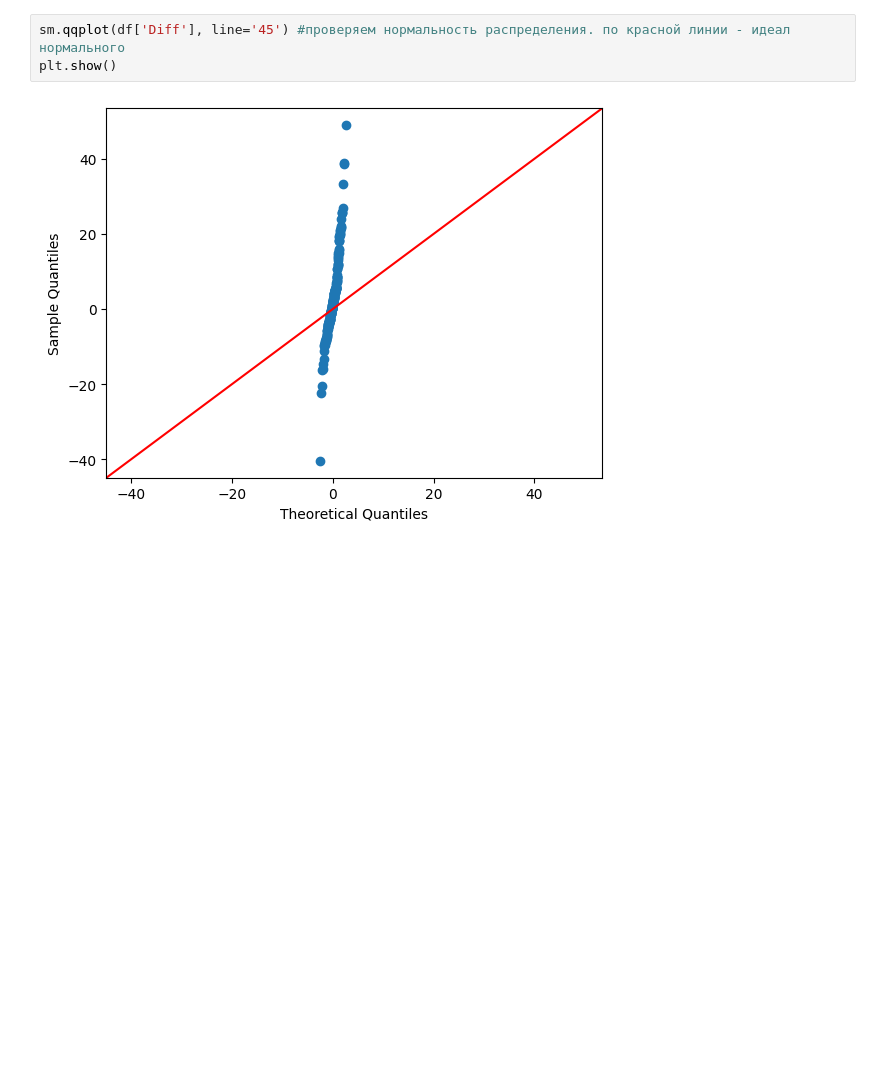
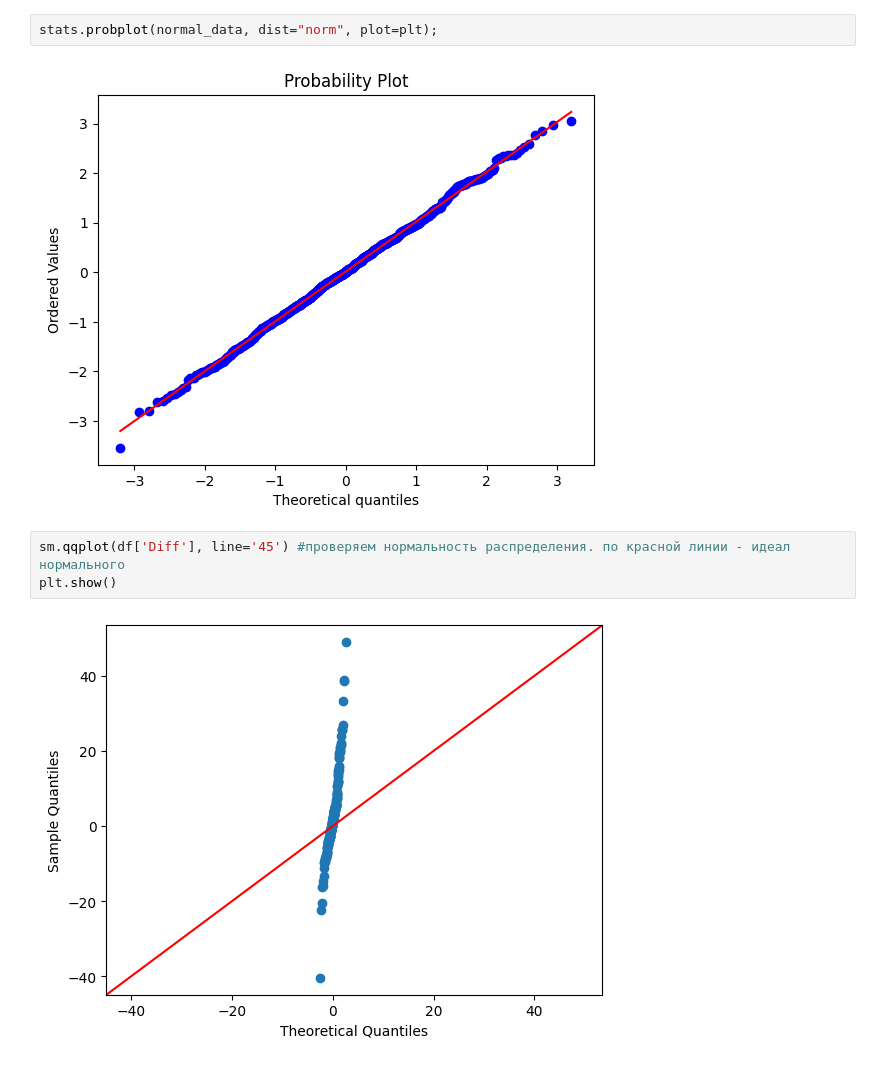
Before and after one commit to alsey3tit3nomad/my_stat, a Jupyter notebook: my_stat.ipynb, the cells around one changed output. Cells and saved outputs as stored; diff of their text form; blank space fills up the shorter version.

```diff
--- a/my_stat.ipynb
+++ b/my_stat.ipynb
@@ -25,3 +26,7 @@ plt.show()
+# %%
+stats.probplot(normal_data, dist="norm", plot=plt);
+# %% [output]
+[figure, added]
 # %%
 sm.qqplot(df['Diff'], line='45') #проверяем нормальность распределения. по красной линии - идеал нормального
 plt.show()
```
Also changed, not shown: parts of 43 cells of this notebook.
